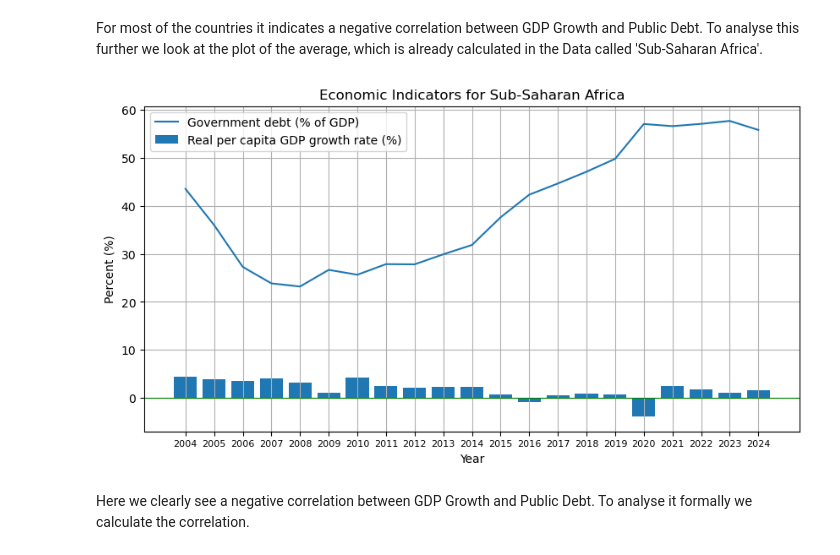
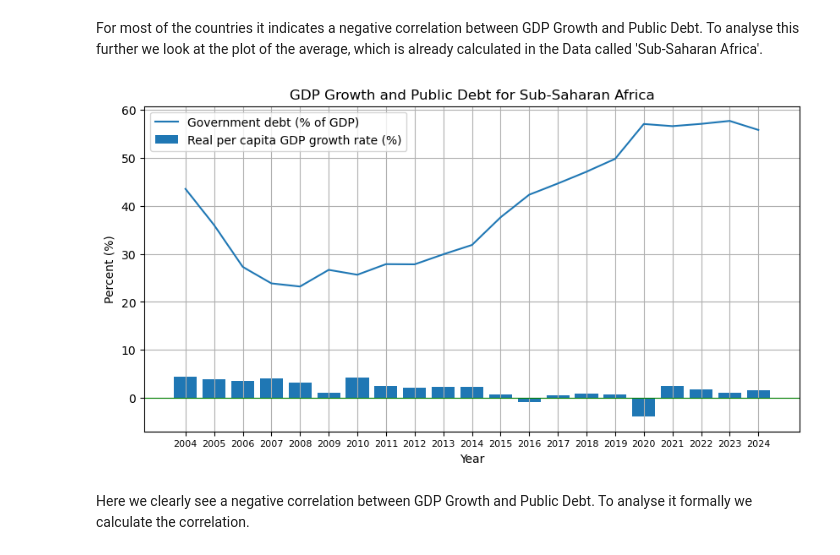
Before and after one commit to NumEconCopenhagen/projects-2024-miguel-og-chris, a Jupyter notebook: dataproject/dataproject.ipynb, the cells around one changed output. Saved outputs shown, nothing was run; the diff lists cells and outputs as text; code cells hidden in the pictures.

```diff
--- a/dataproject/dataproject.ipynb
+++ b/dataproject/dataproject.ipynb
@@ -143,9 +143,9 @@ display(merged_data)
 # %% [markdown]
 To explore the data we make an interactive plot where you can see the GDP Growth and Public Debt by choosing the desired country in the drop down menu.
 # %%
-# Convert relevant columns to string, replace commas, handle 'no data', and convert to float
-merged_data['Real per capita GDP growth rate'] = merged_data['Real per capita GDP growth rate'].astype(str).replace(',', '.').replace('no data', np.nan).astype(float)
-merged_data['Government debt (Percent of GDP)'] = merged_data['Government debt (Percent of GDP)'].astype(str).replace(',', '.').replace('no data', np.nan).astype(float)
+# Ensuring all data in the columns is treated as strings, then replacing commas
+merged_data['Real per capita GDP growth rate'] = merged_data['Real per capita GDP growth rate'].astype(str).str.replace(',', '.').replace('no data', np.nan).astype(float)
+merged_data['Government debt (Percent of GDP)'] = merged_data['Government debt (Percent of GDP)'].astype(str).str.replace(',', '.').replace('no data', np.nan).astype(float)
 
 # Dropdown menu for selecting the country
 country_dropdown = widgets.Dropdown(
@@ -157,18 +157,17 @@ country_dropdown = widgets.Dropdown(
 
 # Function to update the plot
 def update_plot(country):
-    # Filter data for the selected country
     country_data = merged_data[merged_data['Country name'] == country]
 
-    # Ensure the 'Year' column is an integer
+    # Ensuring 'Year' is integer
     country_data['Year'] = country_data['Year'].astype(int)
 
-    # Create a plot
+    # Creating the plot
     plt.figure(figsize=(10, 5))
     plt.bar(country_data['Year'], country_data['Real per capita GDP growth rate'], label='Real per capita GDP growth rate (%)')
     plt.plot(country_data['Year'], country_data['Government debt (Percent of GDP)'], label='Government debt (% of GDP)')
-    plt.axhline(0, color='gray', linewidth=0.8)  # Adding a horizontal line at y=0
-    plt.title(f'Public Debt and Real GDP Growth for {country}')
+    plt.axhline(0, color='green', linewidth=0.8)  # Adding a horizontal line at y=0
+    plt.title(f'GDP Growth and Public Debt for {country}')
     plt.xlabel('Year')
     plt.ylabel('Percent (%)')
     plt.xticks(country_data['Year'].unique(), fontsize=8)
@@ -176,37 +175,36 @@ def update_plot(country):
     plt.grid(True)
     plt.show()
 
-# Display the widget and plot
 widgets.interactive(update_plot, country=country_dropdown)
 # %% [output]
 interactive(children=(Dropdown(description='Country:', options=('Angola', 'Benin', 'Botswana', 'Burkina Faso',…
 # %% [markdown]
 For most of the countries it indicates a negative correlation between GDP Growth and Public Debt. To analyse this further we look at the plot of the average, which is already calculated in the Data called 'Sub-Saharan Africa'.
 # %%
-# Filter data for Sub-Saharan and convert relevant columns to float after replacing comma
+# Defining which country we want to include
 Total_data = merged_data[merged_data['Country name'] == 'Sub-Saharan Africa']
 
-# Ensure the data is in string format before replacing characters
+# Ensuring all data in the columns is treated as strings, then replacing commas
 Total_data['Real per capita GDP growth rate'] = Total_data['Real per capita GDP growth rate'].astype(str).str.replace(',', '.').astype(float)
 Total_data['Government debt (Percent of GDP)'] = Total_data['Government debt (Percent of GDP)'].astype(str).str.replace(',', '.').astype(float)
 
-# Ensure the 'Year' column is an integer
+# Ensuring 'Year' is integer
 Total_data['Year'] = Total_data['Year'].astype(int)
 
 # Plotting
 plt.figure(figsize=(10, 5))
 plt.bar(Total_data['Year'], Total_data['Real per capita GDP growth rate'], label='Real per capita GDP growth rate (%)')
 plt.plot(Total_data['Year'], Total_data['Government debt (Percent of GDP)'], label='Government debt (% of GDP)', linestyle='-')
 plt.axhline(0, color='green', linewidth=0.8)  # Adding a horizontal line at y=0
-plt.title('Economic Indicators for Sub-Saharan Africa')
+plt.title('GDP Growth and Public Debt for Sub-Saharan Africa')
 plt.xlabel('Year')
 plt.ylabel('Percent (%)')
-plt.xticks(Total_data['Year'].unique(), fontsize=8)  # Set x-ticks to show each year as an integer
+plt.xticks(Total_data['Year'].unique(), fontsize=8)
 plt.legend()
 plt.grid(True)
 plt.show()
 # %% [output]
-[figure, old version]
+[figure, new version]
 # %% [markdown]
 Here we clearly see a negative correlation between GDP Growth and Public Debt. To analyse it formally we calculate the correlation.
 # %%
```
Also changed, not shown: parts of 15 cells of this notebook, 3 other files.
